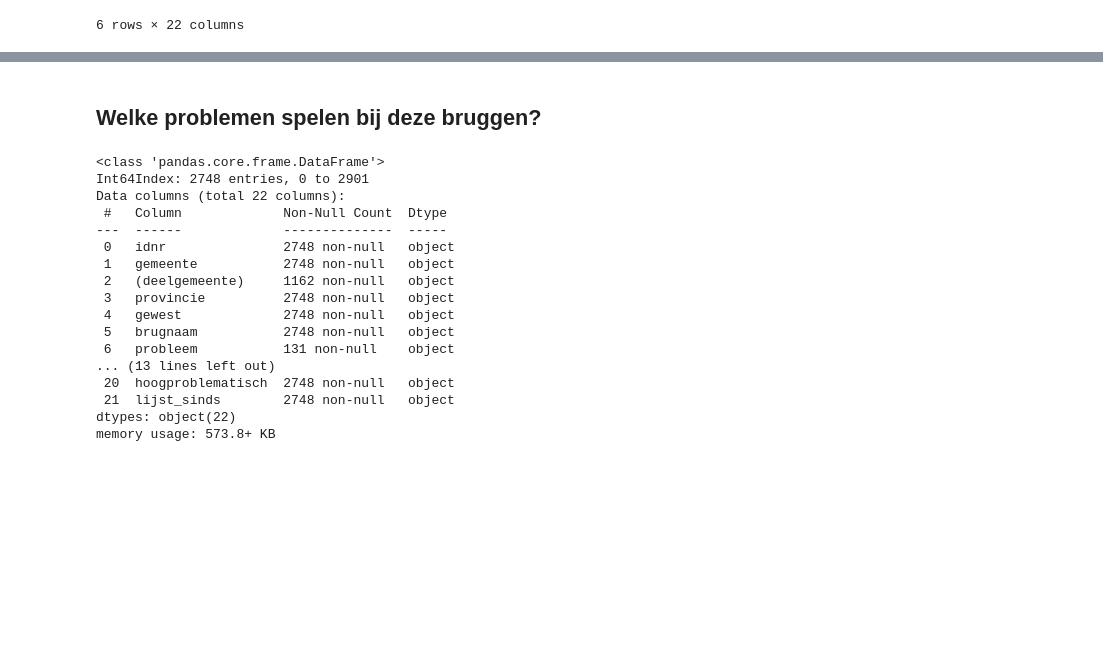
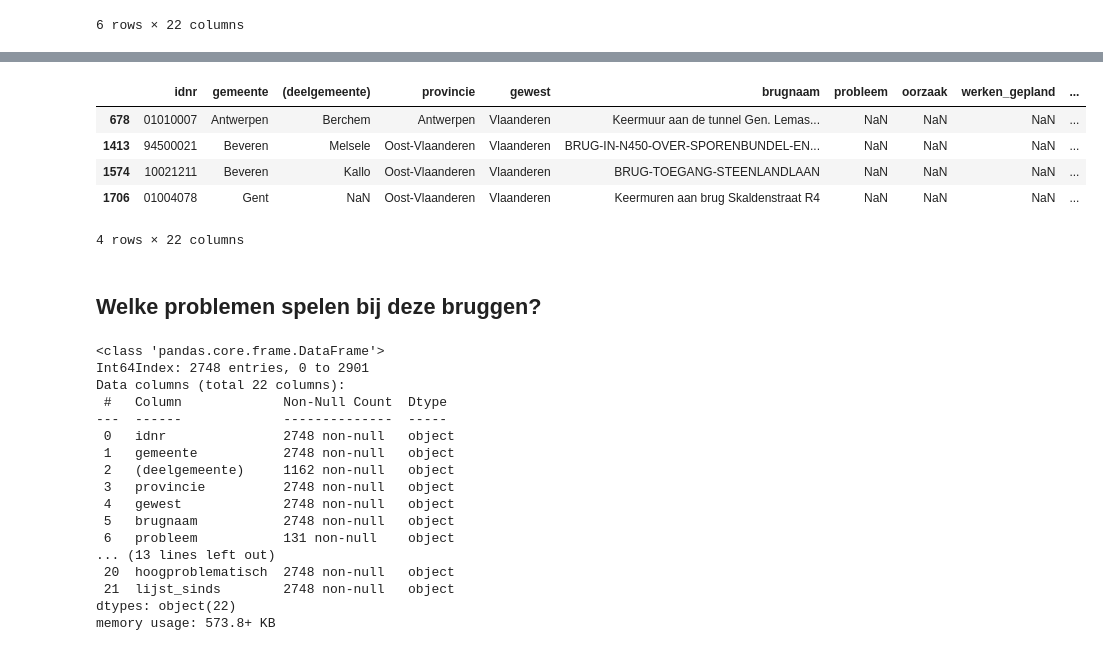
Before and after one commit to ducoquelicot/old_vrtnwsdata, a Jupyter notebook: bruggen/analysis.ipynb, the cells around one changed output, grey strips where cells are left out. Drawn from its saved outputs; the diff is of its cells as text; code cells hidden in the pictures; blank space fills up the shorter version.

```diff
--- a/bruggen/analysis.ipynb
+++ b/bruggen/analysis.ipynb
@@ -852,3 +962,12 @@ df[df.toestandcode == 'Geen beoor']
+# %%
+df[((df.difference == '2011') | (df.difference == '2012') | (df.difference == '2014') | (df.difference == '2015') | (df.difference == '2016')) & (df.difference != 'nan') & (df.toestandcode == 'Toestand 2')]
+# %% [output]
+|  | idnr | gemeente | (deelgemeente) | provincie | gewest | brugnaam | probleem | oorzaak | werken_gepland | ... |
+| 678 | 01010007 | Antwerpen | Berchem | Antwerpen | Vlaanderen | Keermuur aan de tunnel Gen. Lemas... | NaN | NaN | NaN | ... |
+| 1413 | 94500021 | Beveren | Melsele | Oost-Vlaanderen | Vlaanderen | BRUG-IN-N450-OVER-SPORENBUNDEL-EN... | NaN | NaN | NaN | ... |
+| 1574 | 10021211 | Beveren | Kallo | Oost-Vlaanderen | Vlaanderen | BRUG-TOEGANG-STEENLANDLAAN | NaN | NaN | NaN | ... |
+| 1706 | 01004078 | Gent | NaN | Oost-Vlaanderen | Vlaanderen | Keermuren aan brug Skaldenstraat R4 | NaN | NaN | NaN | ... |
+4 rows × 22 columns
 # %% [markdown]
 ## Welke problemen spelen bij deze bruggen?
 # %%
```
Also changed, not shown: parts of 11 cells of this notebook.
